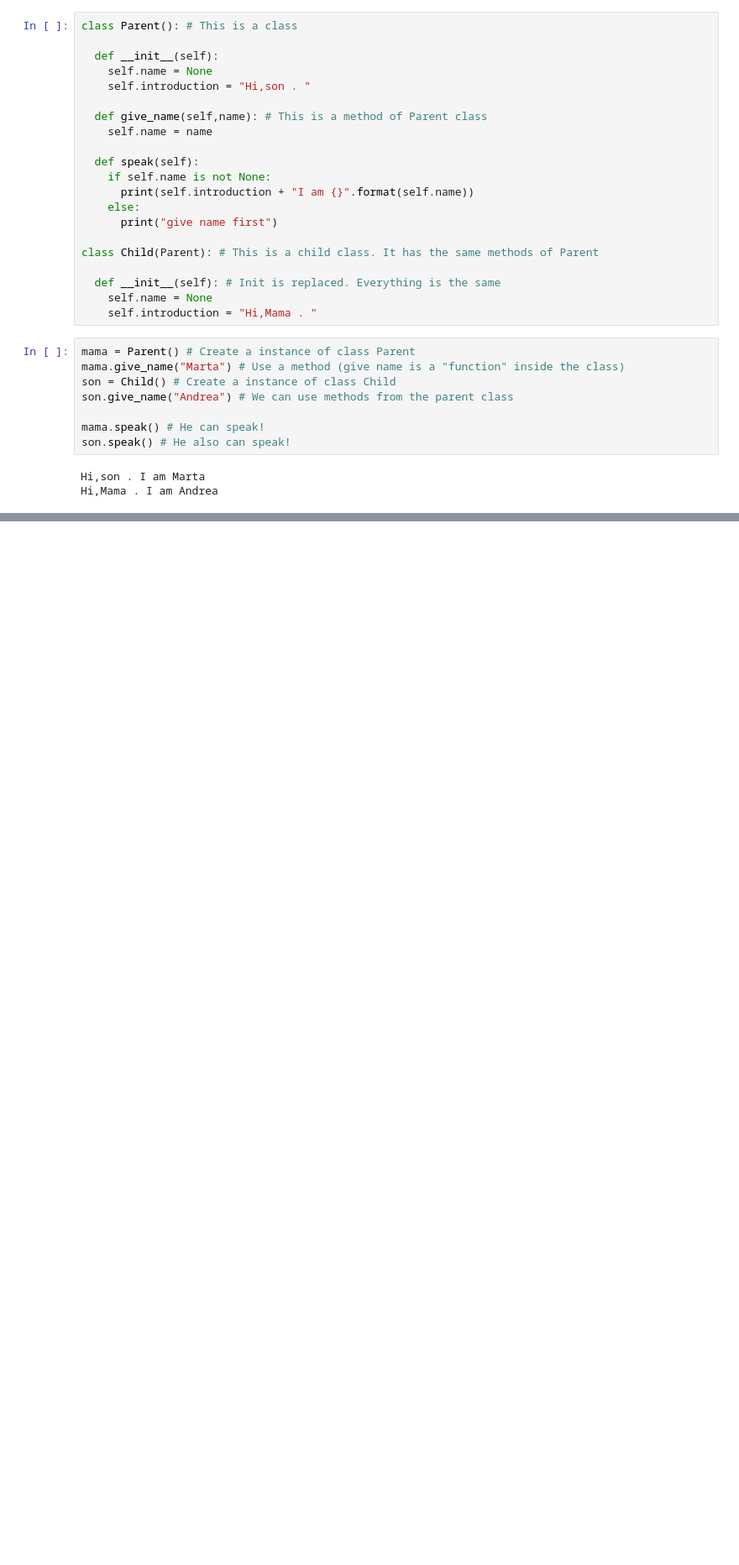
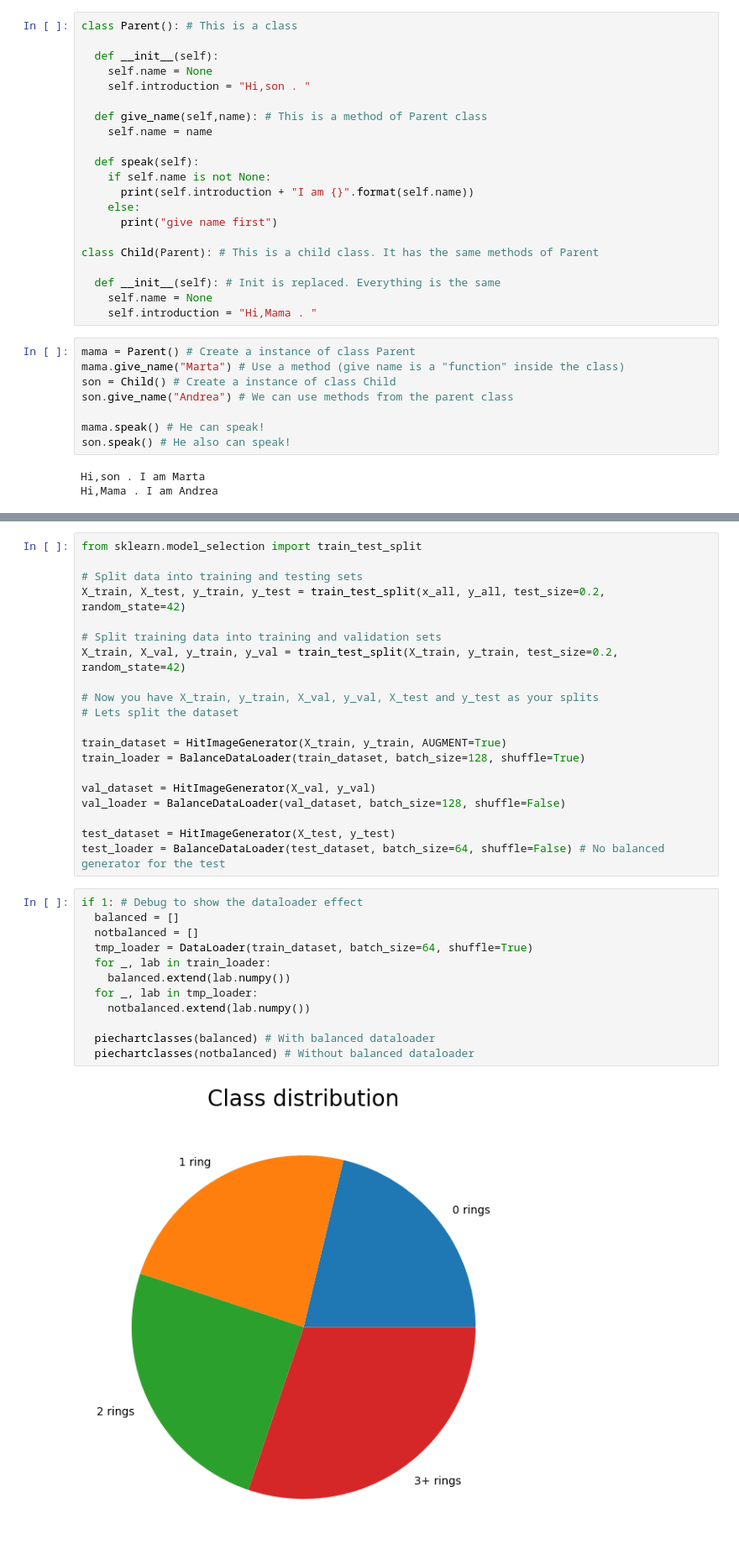
Before and after one commit to anmgomezmo/Advance_machine_learning_for_physics, a Jupyter notebook: Hands_on/Hands_on_1.ipynb, the cells around one changed output, grey strips where cells are left out. Shown: that part at 84% size. Cells and saved outputs as stored; diff of their text form; blank space fills up the shorter version.

```diff
--- a/Hands_on/Hands_on_1.ipynb
+++ b/Hands_on/Hands_on_1.ipynb
@@ -279,0 +390,34 @@ Hi,Mama . I am Andrea
+# %%
+from sklearn.model_selection import train_test_split
+
+# Split data into training and testing sets
+X_train, X_test, y_train, y_test = train_test_split(x_all, y_all, test_size=0.2, random_state=42)
+
+# Split training data into training and validation sets
+X_train, X_val, y_train, y_val = train_test_split(X_train, y_train, test_size=0.2, random_state=42)
+
+# Now you have X_train, y_train, X_val, y_val, X_test and y_test as your splits
+# Lets split the dataset
+
+train_dataset = HitImageGenerator(X_train, y_train, AUGMENT=True)
+train_loader = BalanceDataLoader(train_dataset, batch_size=128, shuffle=True)
+
+val_dataset = HitImageGenerator(X_val, y_val)
+val_loader = BalanceDataLoader(val_dataset, batch_size=128, shuffle=False)
+
+test_dataset = HitImageGenerator(X_test, y_test)
+test_loader = BalanceDataLoader(test_dataset, batch_size=64, shuffle=False) # No balanced generator for the test
+# %%
+if 1: # Debug to show the dataloader effect
+  balanced = []
+  notbalanced = []
+  tmp_loader = DataLoader(train_dataset, batch_size=64, shuffle=True)
+  for _, lab in train_loader:
+    balanced.extend(lab.numpy())
+  for _, lab in tmp_loader:
+    notbalanced.extend(lab.numpy())
+
+  piechartclasses(balanced) # With balanced dataloader
+  piechartclasses(notbalanced) # Without balanced dataloader
+# %% [output]
+[figure, added]
```
Also changed, not shown: parts of 7 cells of this notebook.
